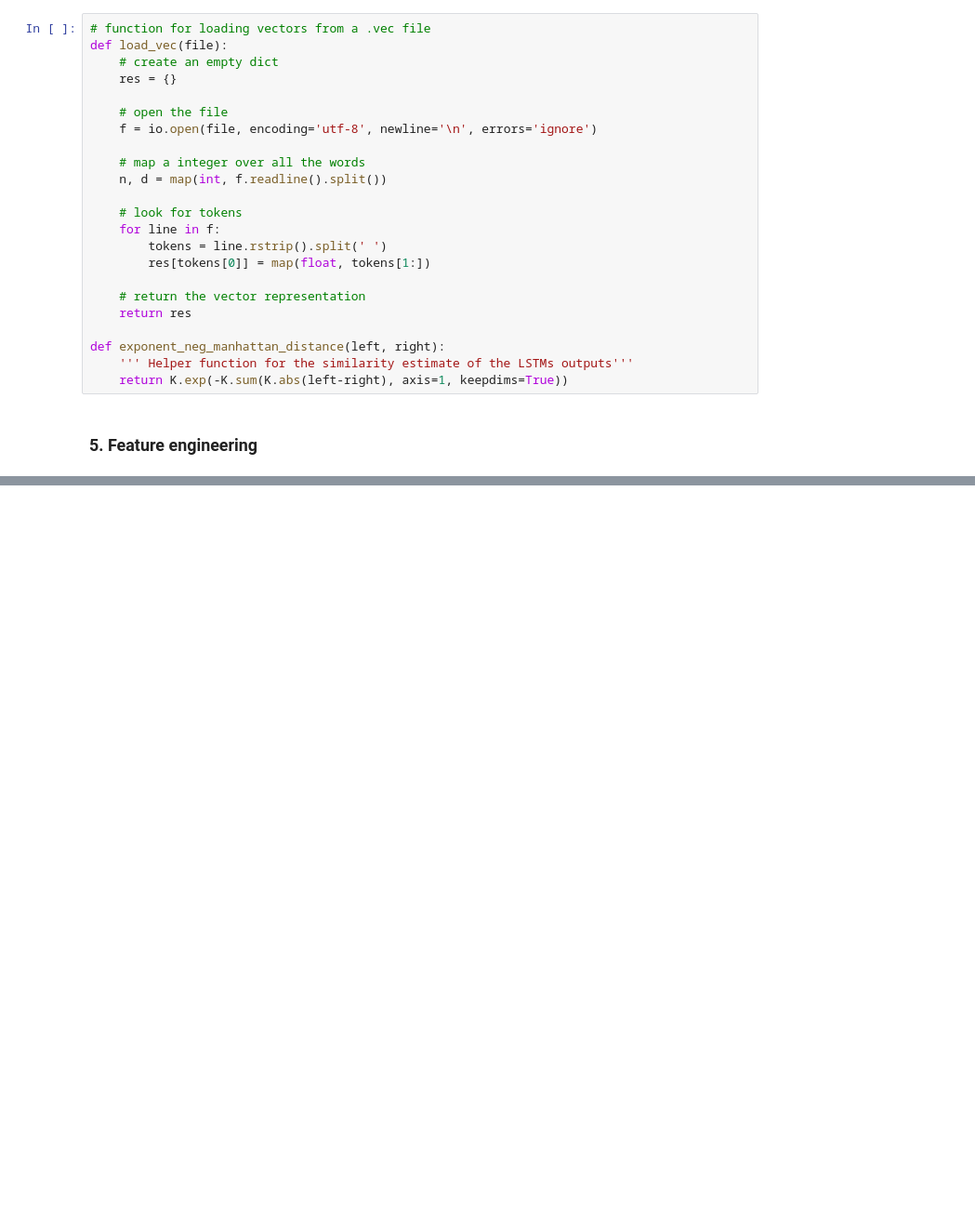
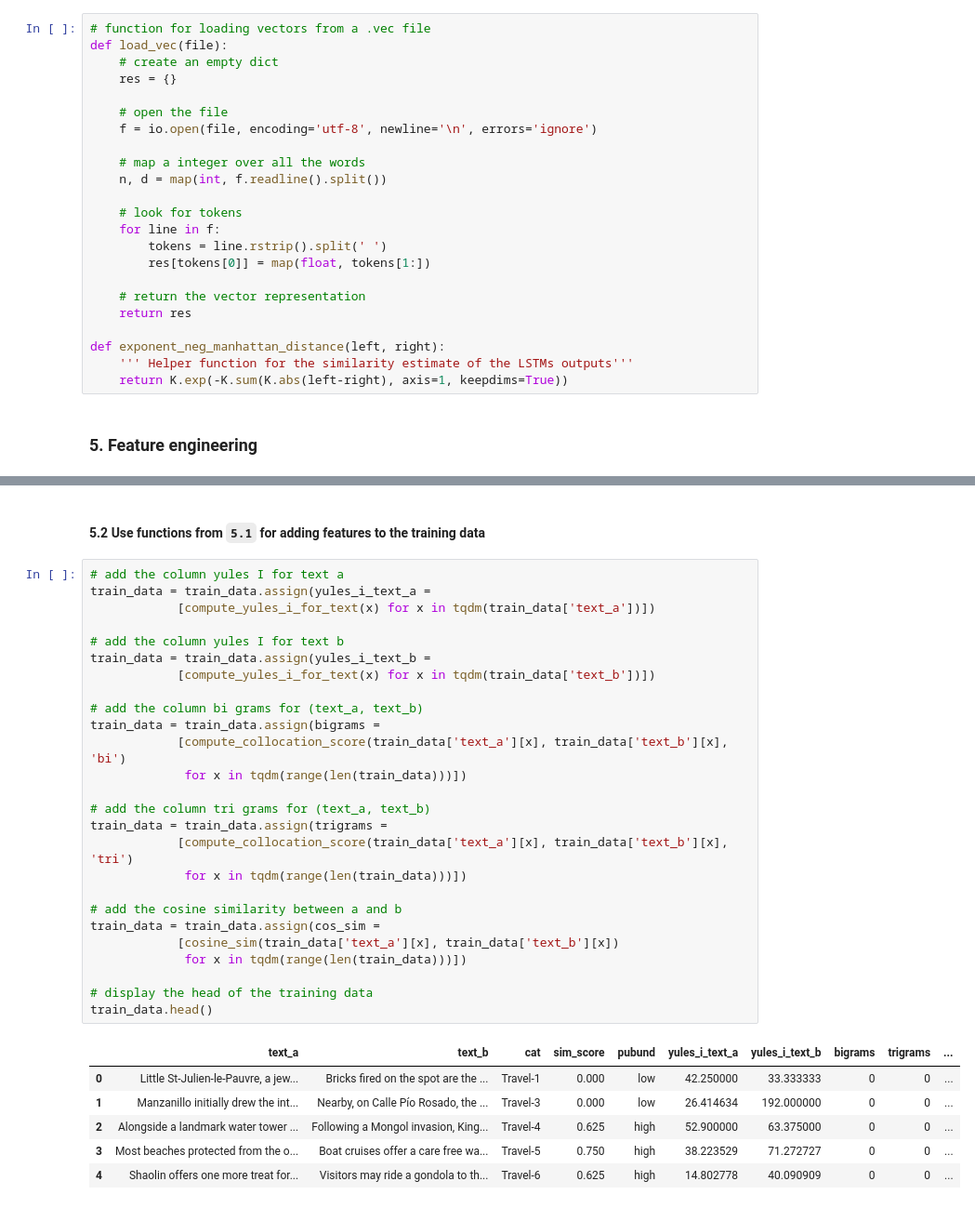
Before and after one commit to akhilpandey95/pubundsci, a Jupyter notebook: modules/neural_networks/siamese_lstm.ipynb, the cells around one changed output, grey strips where cells are left out. Shown at 93% size. Cells and saved outputs as stored; diff of their text form; blank space fills up the shorter version.

```diff
--- a/modules/neural_networks/siamese_lstm.ipynb
+++ b/modules/neural_networks/siamese_lstm.ipynb
@@ -292,0 +369,35 @@ def exponent_neg_manhattan_distance(left, right):
+# %% [markdown]
+#### 5.2 Use functions from `5.1` for adding features to the training data
+# %%
+# add the column yules I for text a
+train_data = train_data.assign(yules_i_text_a =
+            [compute_yules_i_for_text(x) for x in tqdm(train_data['text_a'])])
+
+# add the column yules I for text b
+train_data = train_data.assign(yules_i_text_b =
+            [compute_yules_i_for_text(x) for x in tqdm(train_data['text_b'])])
+
+# add the column bi grams for (text_a, text_b)
+train_data = train_data.assign(bigrams =
+            [compute_collocation_score(train_data['text_a'][x], train_data['text_b'][x], 'bi')
+             for x in tqdm(range(len(train_data)))])
+
+# add the column tri grams for (text_a, text_b)
+train_data = train_data.assign(trigrams =
+            [compute_collocation_score(train_data['text_a'][x], train_data['text_b'][x], 'tri')
+             for x in tqdm(range(len(train_data)))])
+
+# add the cosine similarity between a and b
+train_data = train_data.assign(cos_sim =
+            [cosine_sim(train_data['text_a'][x], train_data['text_b'][x])
+             for x in tqdm(range(len(train_data)))])
+
+# display the head of the training data
+train_data.head()
+# %% [output]
+|  | text_a | text_b | cat | sim_score | pubund | yules_i_text_a | yules_i_text_b | bigrams | trigrams | ... |
+| 0 | Little St-Julien-le-Pauvre, a jew... | Bricks fired on the spot are the ... | Travel-1 | 0.000 | low | 42.250000 | 33.333333 | 0 | 0 | ... |
+| 1 | Manzanillo initially drew the int... | Nearby, on Calle Pío Rosado, the ... | Travel-3 | 0.000 | low | 26.414634 | 192.000000 | 0 | 0 | ... |
+| 2 | Alongside a landmark water tower ... | Following a Mongol invasion, King... | Travel-4 | 0.625 | high | 52.900000 | 63.375000 | 0 | 0 | ... |
+| 3 | Most beaches protected from the o... | Boat cruises offer a care free wa... | Travel-5 | 0.750 | high | 38.223529 | 71.272727 | 0 | 0 | ... |
+| 4 | Shaolin offers one more treat for... | Visitors may ride a gondola to th... | Travel-6 | 0.625 | high | 14.802778 | 40.090909 | 0 | 0 | ... |
```
Also changed, not shown: parts of 11 cells of this notebook.
